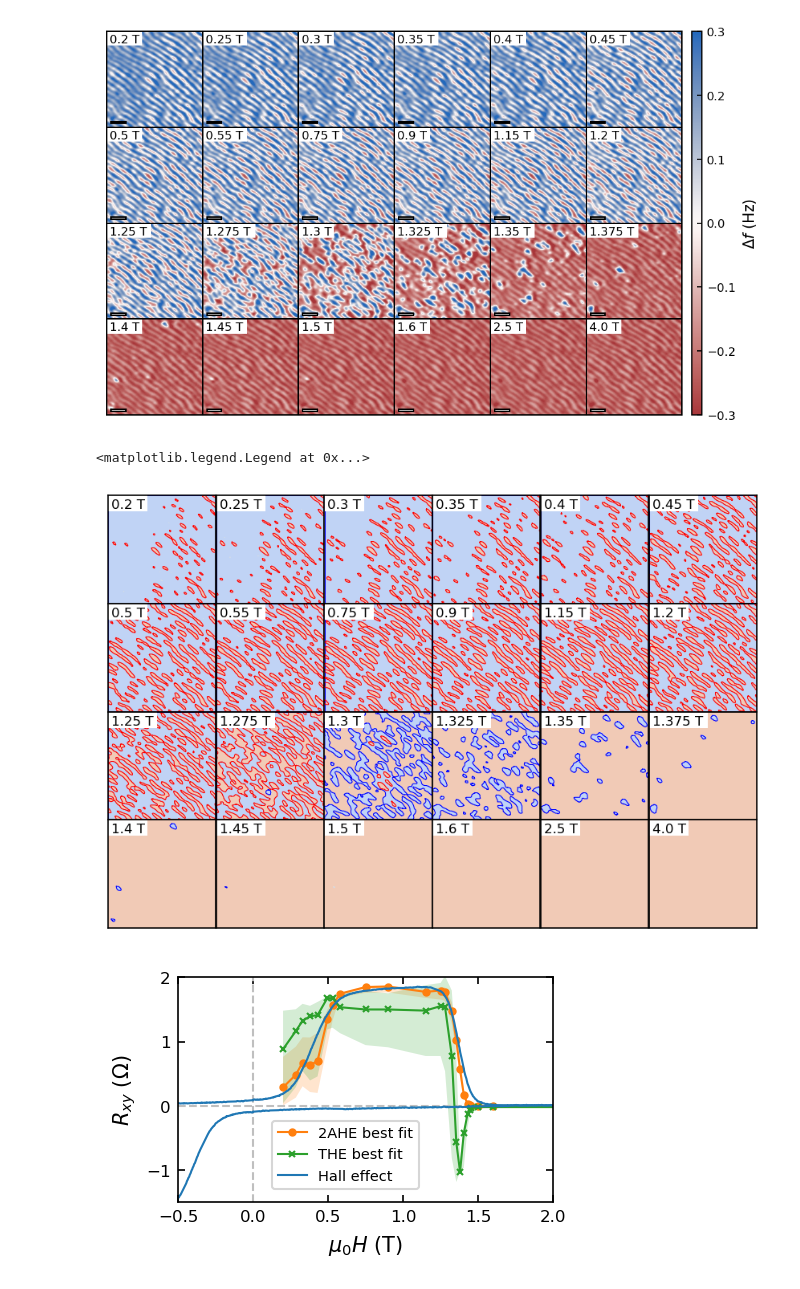
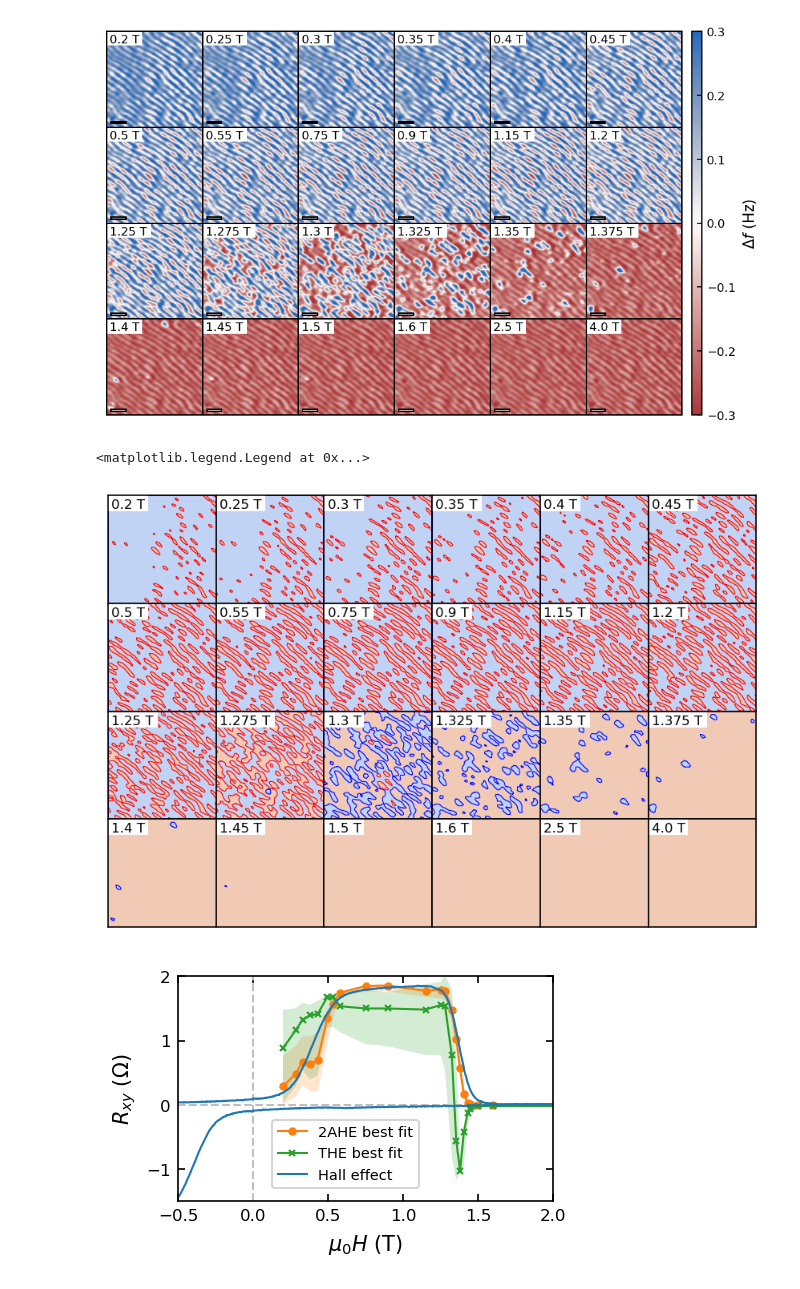
Before and after one commit to g-kimbell/2CAHE_MFM_analysis, a Jupyter notebook: 2CAHE_MFM_analysis.ipynb, the cells around one changed output. Drawn from its saved outputs; the diff is of its cells as text; code cells hidden in the pictures.

Commit message:
Cropped padding cells in domain counting images

```diff
--- a/2CAHE_MFM_analysis.ipynb
+++ b/2CAHE_MFM_analysis.ipynb
@@ -296,7 +296,10 @@ for i1,threshold in enumerate(np.linspace(-0.1,0.1,nthresh)):
         if i1==nthresh//2:
             ax = axes[i2%col][i2//col]
             ax.imshow(thresh_im,aspect='2',vmin=-2,vmax=3, cmap=plt.cm.coolwarm_r)
-
+            # Crop out the padding from the image
+            # Note: plt.imshow sets (0,0) as the top left corner
+            ax.set_xlim(1,np.shape(thresh_im)[1]-1)
+            ax.set_ylim(np.shape(thresh_im)[0]-1,1)
         # Note: 'up' domains have deltaF below 0
         # So the the 'up' area fraction is 1 - avg of threshold image
         f[i2]=1-np.mean(thresh_im[1:-2,1:-2])
@@ -331,7 +334,7 @@ for i1,threshold in enumerate(np.linspace(-0.1,0.1,nthresh)):
 
         # For adding labels if we are plotting
         if i1==nthresh//2:
-            ax.add_patch(Rectangle((0,0),(len(labels[i2])-1)*42+90,35,
+            ax.add_patch(Rectangle((1,1),(len(labels[i2])-1)*42+90,35,
                                    edgecolor='none',facecolor='white',zorder=2))
             ax.text(0.03,0.97,labels[i2]+ " T",va='top',ha='left',
                     transform=ax.transAxes,size=8,zorder=2.1)
@@ -358,32 +361,32 @@ for i1,threshold in enumerate(np.linspace(-0.1,0.1,nthresh)):
     # We only adjust the overall scaling in the minimization
     res=minimize(lambda x: np.sum(weights*(x*(AHE4-AHE5) - r[fn(Hbin,H)])**2), x0=1.85)
     AHEs[i1,:]=res.x*(AHE4-AHE5)
     res=minimize(lambda x: np.sum(weights*(x*THE - r[fn(Hbin,H)])**2), x0=-0.02)
     THEs[i1,:]=res.x*THE
 
 #Now we'll plot the fits and data on a separate fig
 fig2=plt.figure(figsize=(2.5,1.5),dpi=150)
 ax=fig2.add_axes([0,0,1,1])
 ax.axhline(color='0.75',linestyle='--')
 ax.axvline(color='0.75',linestyle='--')
 
 # We'll fill between the min and max values for each type of fit to give
 # an indication of error in fitting
 ax.fill_between(H,np.min(AHEs,axis=0),np.max(AHEs,axis=0),facecolor='C1',alpha=0.2)
 ax.fill_between(H,np.min(THEs,axis=0),np.max(THEs,axis=0),facecolor='C2',alpha=0.2)
 # And we'll plot the AHE and THE found from threshold=0, shown in the images
 ax.plot(H,AHEs[nthresh//2],'C1o-',label="2AHE best fit")
 ax.plot(H,THEs[nthresh//2],'C2x-',label="THE best fit")
 
 #Finally plot the actual measured Hall effect
 ax.plot(Hbin,r,'C0',label="Hall effect")
 ax.plot(-Hbin,-r,'C0')
 ax.set_xlim(-0.5,2)
 ax.set_ylim(-1.5,2)
 ax.set_xlabel("$\mu_0 H$ (T)")
 ax.set_ylabel("$R_{xy}$ ($\Omega$)")
 ax.legend(loc=(0.25,0.06))
 # %% [output]
 <matplotlib.legend.Legend at 0x...>
-[figure, old version]
+[figure, new version]
 [figure]
```
